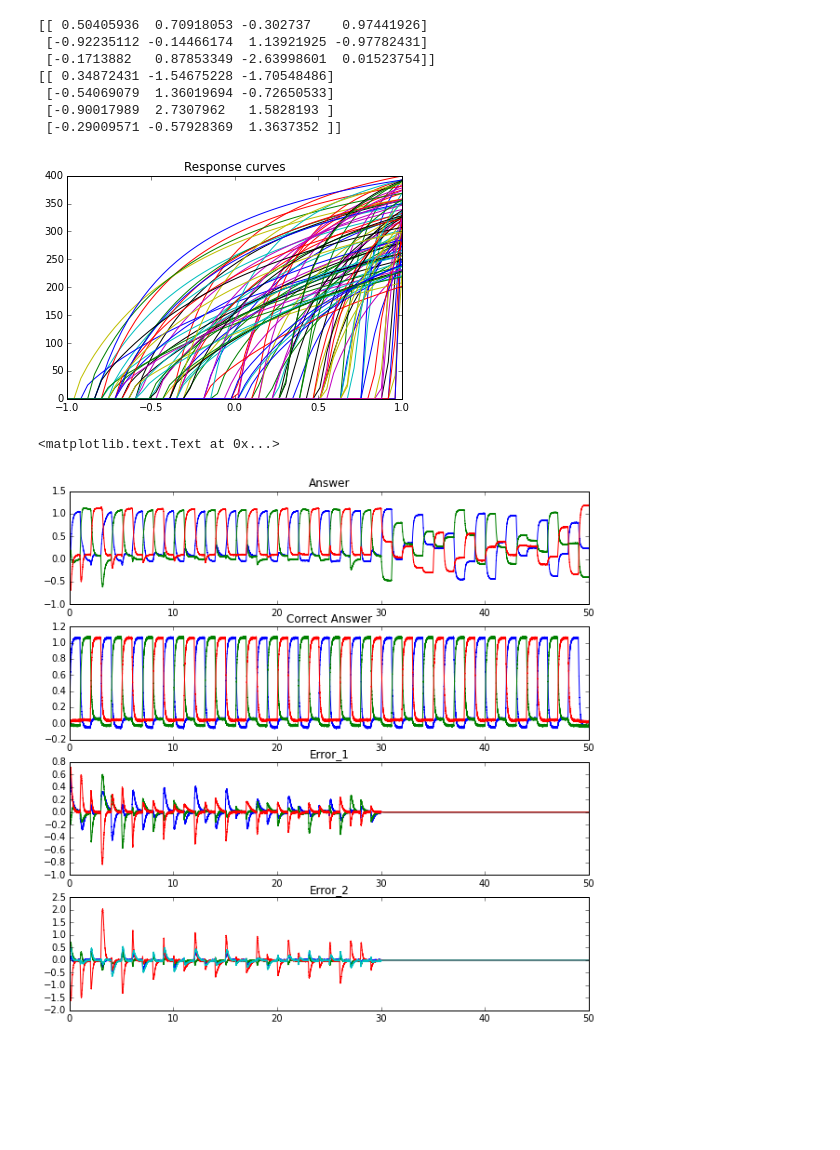
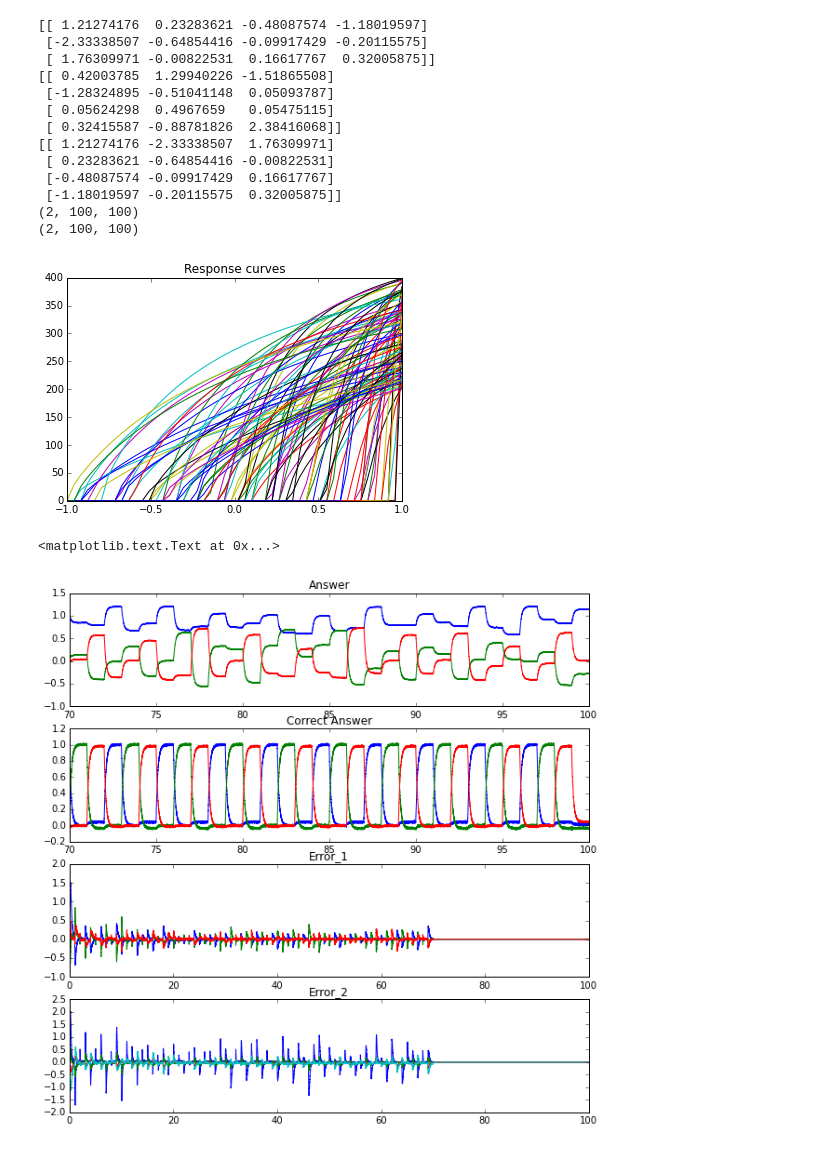
Before and after one commit to s72sue/Neural-Networks, a Jupyter notebook: Backprop.ipynb, the cells around one changed output. Drawn from its saved outputs; the diff is of its cells as text; code cells hidden in the pictures; blank space fills up the shorter version.

```diff
--- a/Backprop.ipynb
+++ b/Backprop.ipynb
@@ -33,7 +33,7 @@ N = 100 #number of neurons
 D_inp = 3
 D_hl = 4
 D_out = 3
-samples = 50
+samples = 100
 model = nengo.Network('Backpropagation')
 data = generateData(samples)
 
@@ -46,8 +46,8 @@ for x in data:
         plt.plot(x[0], x[1], 'ob')
 
 
-weights_1 = np.random.randn(D_inp,D_hl).transpose()
-weights_2 = np.random.randn(D_hl,D_out).transpose()
+weights_2 = np.random.randn(D_inp,D_hl).transpose()
+weights_1 = np.random.randn(D_hl,D_out).transpose()
 
 print "Conn1 weights: ", weights_1
 print "Conn2 weights: ", weights_2
@@ -81,8 +81,8 @@ with model:
     nengo.Connection(stim, input)
     nengo.Connection(stim_ans, correct_answer)
 
-    conn_2 = nengo.Connection(input, hiddenlayer, transform=weights_1, solver=nengo.solvers.LstsqL2(weights=True))
-    conn_1 = nengo.Connection(hiddenlayer, answer, transform=weights_2, solver=nengo.solvers.LstsqL2(weights=True))
+    conn_2 = nengo.Connection(input, hiddenlayer, transform=weights_2, solver=nengo.solvers.LstsqL2(weights=True))
+    conn_1 = nengo.Connection(hiddenlayer, answer, transform=weights_1, solver=nengo.solvers.LstsqL2(weights=True))
 
     nengo.Connection(answer, error_1, transform=-1)
     nengo.Connection(correct_answer, error_1)
@@ -93,14 +93,23 @@ with model:
 
     # Error for the hidden layer
     error_2 = nengo.Ensemble(N, dimensions=D_hl, radius=2)
-    nengo.Connection(error_1, error_2, transform=weights_2.transpose(), solver=nengo.solvers.LstsqL2(weights=True))
+    conn_3 = nengo.Connection(error_1, error_2, transform=conn_1.transform.transpose())
     error_conn2 = nengo.Connection(error_2, hiddenlayer, modulatory=True)
     conn_2.learning_rule_type = nengo.PES(error_conn2, learning_rate=1e-6)
 
+
     def inhibit(t):
-        return 2.0 if t > 30.0 else 0.0
+        return 2.0 if t > 70.0 else 0.0
+        if error_1 < 0.5 and error_2 < 0.5:
+            print "test", error_1.neurons
+            return 2.0 if t > 30.0 else 0.0
+        else:
+            print "test2", error_1.neurons
+            return 0
 
     inhib = nengo.Node(inhibit)
     nengo.Connection(inhib, error_1.neurons, transform=[[-1]] * error_1.n_neurons)
     nengo.Connection(inhib, error_2.neurons, transform=[[-1]] * error_2.n_neurons)
+
+    print "conn3 trans:", conn_3.transform
 # %% [output]
@@ -121,46 +134,58 @@ with model:
     error2_p = nengo.Probe(error_2, synapse=0.1)
     #output_p = nengo.Probe(output, synapse=0.1)
 
-    #conn_p = nengo.Probe(conn, synapse=0.1, attr='transform', sample_every=30)
+    conn2_p = nengo.Probe(conn_2, synapse=0.1, attr='transform', sample_every=50)
+    conn2_p1 = nengo.Probe(conn_2, synapse=0.1, attr='decoders', sample_every=50)
 # %%
+data = generateData(samples)
 sim = nengo.Simulator(model)
-sim.run(50.0)
+sim.run(100.0)
 t = sim.trange()
 # %%
 print conn_1.transform
 print conn_2.transform
+print conn_3.transform
+
+print sim.data[conn2_p].shape
+print sim.data[conn2_p1].shape
 
 plt.figure()
 plt.plot(*response_curves(answer, sim))
 plt.title("Response curves")
 plt.show()
 
 fig = figure(figsize=(10,10))
 p1 = fig.add_subplot(4,1,1)
 p1.plot(t, sim.data[answer_p])
 p1.set_title("Answer")
-#p1.set_xlim(120,160)
+p1.set_xlim(70,100)
 
 p2 = fig.add_subplot(4,1,2)
 p2.plot(t, sim.data[correct_answer_p])
 p2.set_title("Correct Answer")
-#p2.set_xlim(120,160)
+p2.set_xlim(70,100)
 
 p3 = fig.add_subplot(4,1,3)
 p3.plot(t, sim.data[error1_p])
 p3.set_title("Error_1")
 
 p4 = fig.add_subplot(4,1,4)
 p4.plot(t, sim.data[error2_p])
 p4.set_title("Error_2")
 # %% [output]
-[[ 0.50405936  0.70918053 -0.302737    0.97441926]
- [-0.92235112 -0.14466174  1.13921925 -0.97782431]
- [-0.1713882   0.87853349 -2.63998601  0.01523754]]
-[[ 0.34872431 -1.54675228 -1.70548486]
- [-0.54069079  1.36019694 -0.72650533]
- [-0.90017989  2.7307962   1.5828193 ]
- [-0.29009571 -0.57928369  1.3637352 ]]
+[[ 1.21274176  0.23283621 -0.48087574 -1.18019597]
+ [-2.33338507 -0.64854416 -0.09917429 -0.20115575]
+ [ 1.76309971 -0.00822531  0.16617767  0.32005875]]
+[[ 0.42003785  1.29940226 -1.51865508]
+ [-1.28324895 -0.51041148  0.05093787]
+ [ 0.05624298  0.4967659   0.05475115]
+ [ 0.32415587 -0.88781826  2.38416068]]
+[[ 1.21274176 -2.33338507  1.76309971]
+ [ 0.23283621 -0.64854416 -0.00822531]
+ [-0.48087574 -0.09917429  0.16617767]
+ [-1.18019597 -0.20115575  0.32005875]]
+(2, 100, 100)
+(2, 100, 100)
-[figure, old version]
+[figure, new version]
 <matplotlib.text.Text at 0x...>
-[figure, old version]
+[figure, new version]
```
Also changed, not shown: parts of 1 cell of this notebook, 2 other files.
